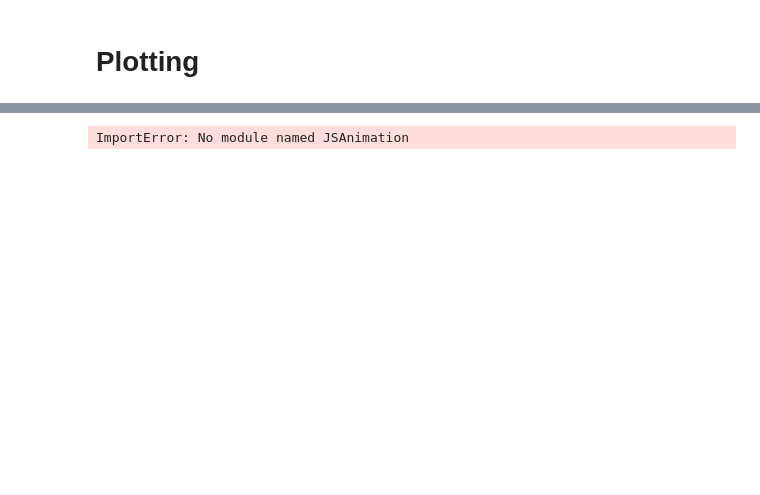
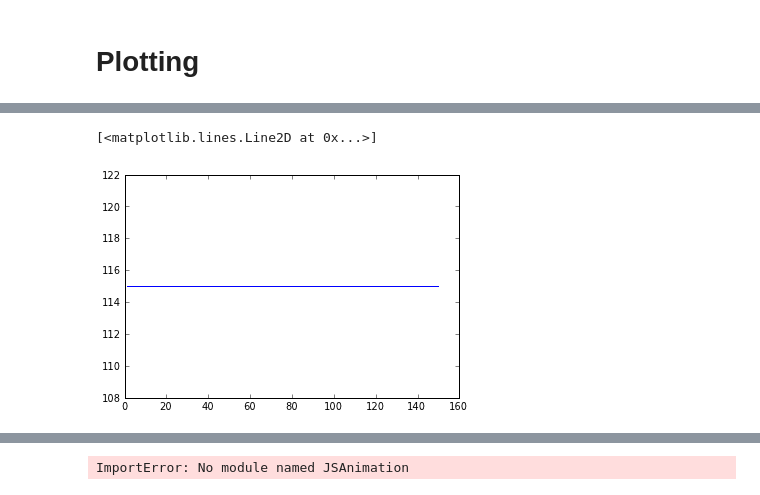
Before and after one commit to aalittlephys202/PHYS202-S13, a Jupyter notebook: Project/Traffic Flow.ipynb, the cells around one changed output, grey strips where cells are left out. Drawn from its saved outputs; the diff is of its cells as text; code cells hidden in the pictures; blank space fills up the shorter version.

```diff
--- a/Project/Traffic Flow.ipynb
+++ b/Project/Traffic Flow.ipynb
@@ -312,0 +273,11 @@ print STCA(pos2, veli2,road)[1]
+# %%
+N = 150
+v_aveASEP = np.zeros(N)
+x_aveASEP = np.zeros(N)
+w = initial(200,10)
+for i in range(N):
+    w = ASEP(p[1],p[2],p[0])
+    v_aveASEP[i] = np.sum(p[2])/len(p[2])
+    x_aveASEP[i] = np.sum(p[1])/len(p[1])
+print v_aveASEP
+print x_aveASEP
@@ -312,0 +302,5 @@ print STCA(pos2, veli2,road)[1]
+# %%
+plot(t,x_aveASEP)
+# %% [output]
+[<matplotlib.lines.Line2D at 0x...>]
+[figure, added]
```
Also changed, not shown: parts of 49 cells of this notebook.
